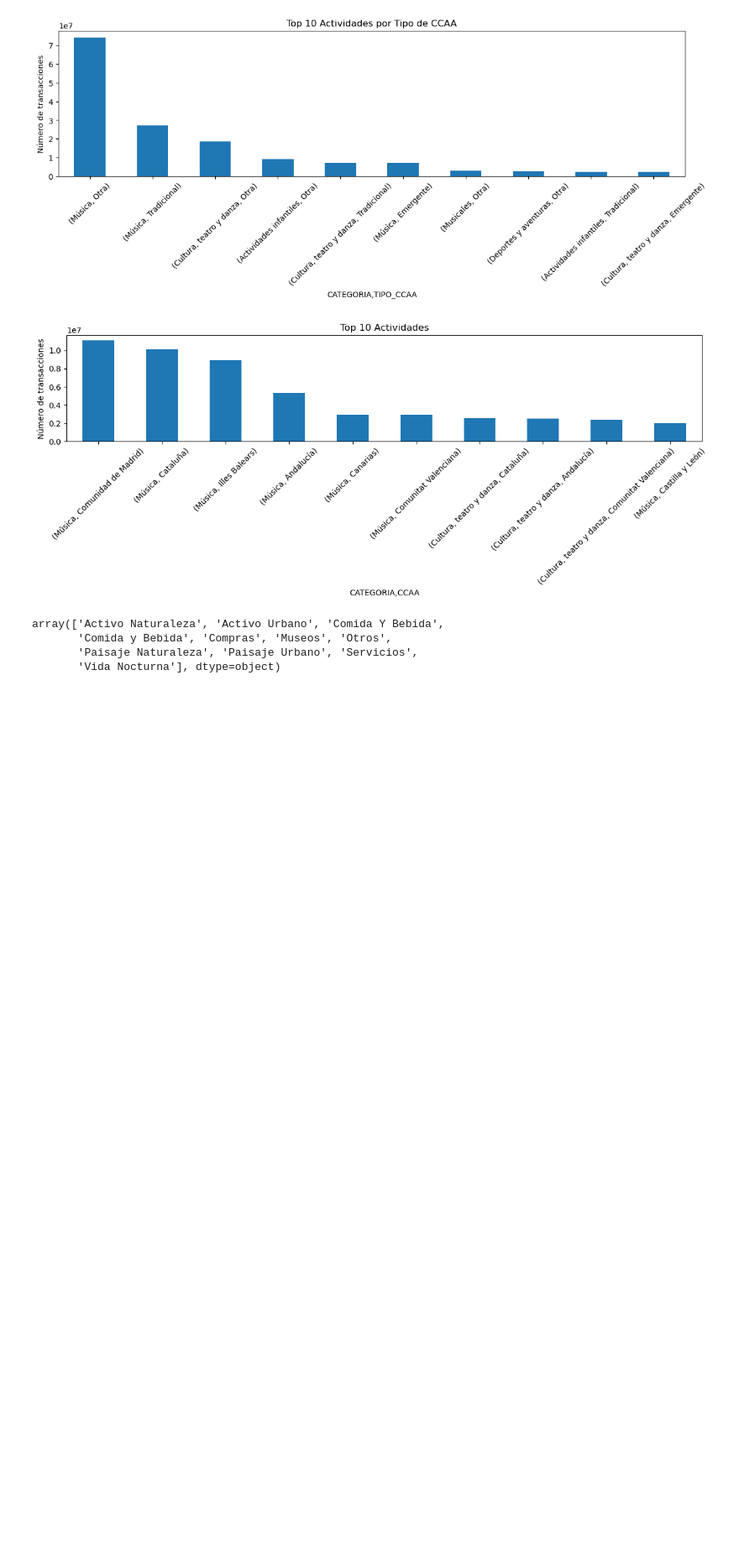
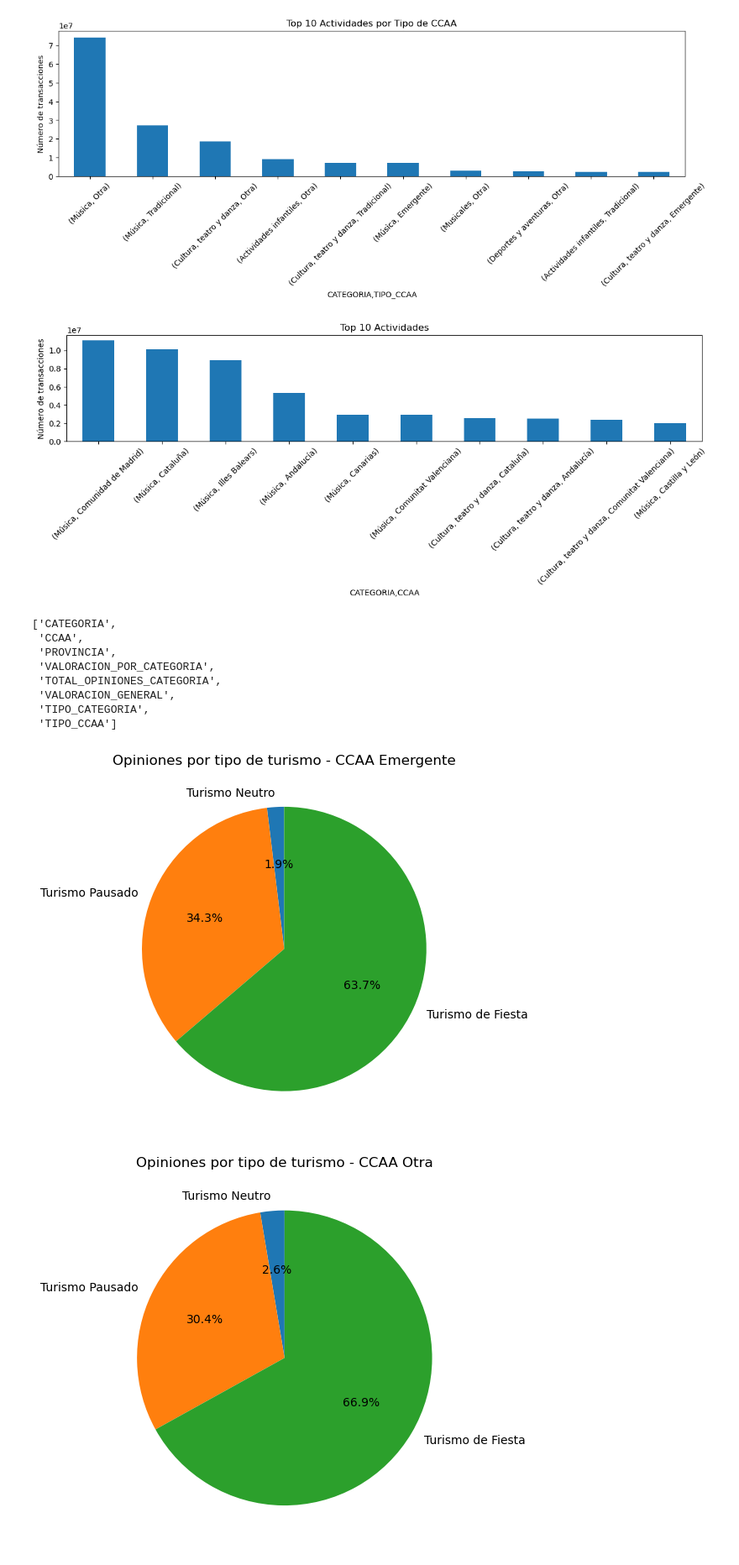
Before and after one commit to lorenabao/ETL_Turismo, a Jupyter notebook: 04_Visualization.ipynb, the cells around one changed output. Shown at 84% size. Saved outputs shown, nothing was run; the diff lists cells and outputs as text; code cells hidden in the pictures; blank space fills up the shorter version.

Commit message:
Visualization atractions and resources by ccaa type and visitors type

```diff
--- a/04_Visualization.ipynb
+++ b/04_Visualization.ipynb
@@ -18,7 +18,7 @@ import matplotlib.pyplot as plt
 visitantes_ccaa = pd.read_csv("./exports/visitantes_ccaa.csv")
 visitantes_ccaa_pivot = pd.read_csv("./exports/visitantes_ccaa_pivot.csv")
 actividades_ocio = pd.read_csv("./exports/actividades_ocio.csv")
-atracciones_recursos_turisticos = pd.read_excel("./data/ATRACCIONES_RECURSOS_TURISTICOS_DL.xlsx")
+atracciones_recursos_turisticos = pd.read_csv("./exports/atracciones_recursos_turisticos.csv")
 # %%
 sns.barplot(
     data=visitantes_ccaa,
@@ -194,9 +194,36 @@ plt.show()
 # %%
 # Atracciones y recursos turísticos
 # %%
-atracciones_recursos_turisticos["CATEGORIA"].unique()
+atracciones_recursos_turisticos.columns.tolist()
 # %% [output]
-array(['Activo Naturaleza', 'Activo Urbano', 'Comida Y Bebida',
-       'Comida y Bebida', 'Compras', 'Museos', 'Otros',
-       'Paisaje Naturaleza', 'Paisaje Urbano', 'Servicios',
-       'Vida Nocturna'], dtype=object)
+['CATEGORIA',
+ 'CCAA',
+ 'PROVINCIA',
+ 'VALORACION_POR_CATEGORIA',
+ 'TOTAL_OPINIONES_CATEGORIA',
+ 'VALORACION_GENERAL',
+ 'TIPO_CATEGORIA',
+ 'TIPO_CCAA']
+# %%
+# Mostrar el tipo de turismo (en %) por cada tipo de CCAA
+opiniones_categoria = (
+    atracciones_recursos_turisticos
+    .groupby(["TIPO_CCAA", "TIPO_CATEGORIA"])["TOTAL_OPINIONES_CATEGORIA"]
+    .sum()
+    .unstack(fill_value=0)
+)
+
+for tipo_ccaa in opiniones_categoria.index:
+    plt.figure(figsize=(6, 6))
+    opiniones_categoria.loc[tipo_ccaa].plot(
+        kind="pie",
+        autopct="%1.1f%%",
+        startangle=90, #para que salga recto
+        title=f"Opiniones por tipo de turismo - CCAA {tipo_ccaa}",
+        ylabel=""
+    )
+    plt.tight_layout()
+    plt.show()
+# %% [output]
+[figure, added]
+[figure, added]
```
Also changed, not shown: parts of 1 cell of this notebook, 2 other files.
